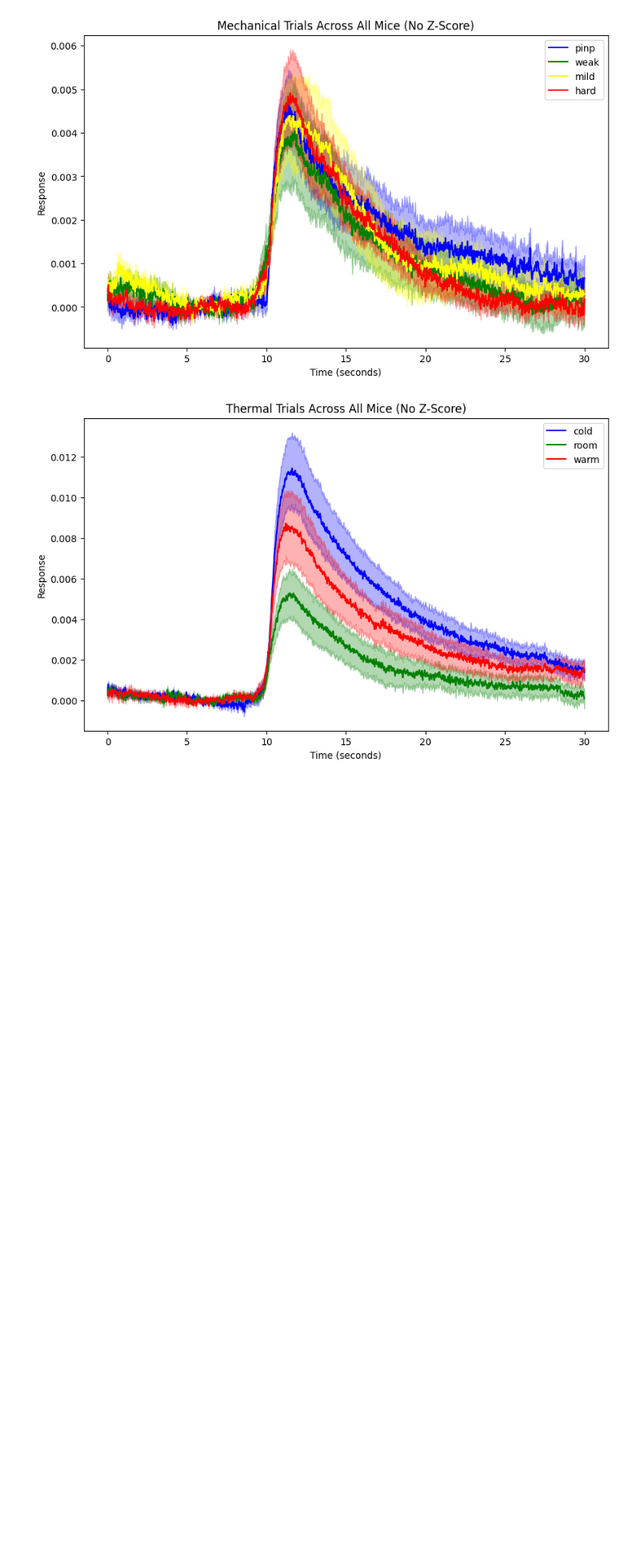
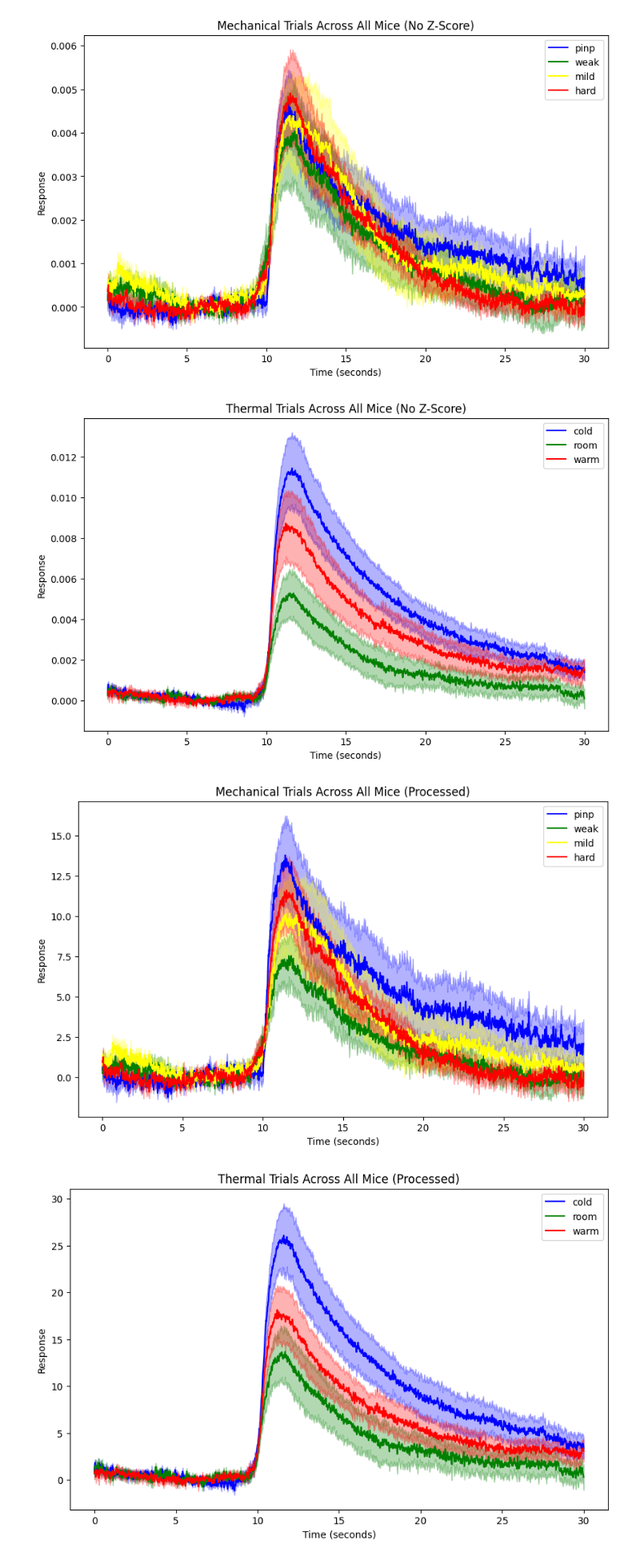
Before and after one commit to MagM00/nevian_lab, a Jupyter notebook: sensory_stim_analysis/sens_FP_analysis-grada.ipynb, the cells around one changed output. Shown: that part at 80% size. Drawn from its saved outputs; the diff is of its cells as text; code cells hidden in the pictures; blank space fills up the shorter version.

Commit message:
Z score added

```diff
--- a/sensory_stim_analysis/sens_FP_analysis-grada.ipynb
+++ b/sensory_stim_analysis/sens_FP_analysis-grada.ipynb
@@ -74,3 +74,68 @@ plot_trials_with_colors(thermal_avg_sem_no_zscore, "Thermal Trials Across All Mi
 # %% [output]
 [figure]
 [figure]
+# %%
+import os
+import numpy as np
+import matplotlib.pyplot as plt
+from scipy.stats import sem
+
+# Path to the uploaded zip file
+extract_folder_path = 'E:/sensory_stim/grabda/control/'  # Change this to your desired extraction path
+
+# Loading the data from .npy files
+all_data = {animal: np.load(os.path.join(extract_folder_path, animal), allow_pickle=True)
+            for animal in os.listdir(extract_folder_path) if animal.endswith('.npy')}
+
+# Defining trial types
+mechanical_trials = ['average_trace_pinp', 'average_trace_weak', 'average_trace_mild', 'average_trace_hard']
+thermal_trials = ['average_trace_cold', 'average_trace_room', 'average_trace_warm']
+
+# Function to apply z-score normalization and zero out a specific period
+def zscore_and_zero_period(data, baseline_start, baseline_end, zero_start, zero_end, sampling_rate):
+    # Applying z-score normalization with baseline
+    baseline_indices = (np.arange(baseline_start, baseline_end, 1/sampling_rate) * sampling_rate).astype(int)
+    baseline_mean = np.mean(data[baseline_indices])
+    baseline_std = np.std(data[baseline_indices])
+    normalized_data = (data - baseline_mean) / baseline_std
+
+    # Zeroing out the specific period
+    zero_indices = (np.arange(zero_start, zero_end, 1/sampling_rate) * sampling_rate).astype(int)
+    zero_mean = np.mean(normalized_data[zero_indices])
+    return normalized_data - zero_mean
+
+# Function to extract, normalize, and zero out trials for each animal
+def extract_normalize_zero_trials_per_animal(animal_data, trial_types, baseline_start, baseline_end, zero_start, zero_end, sampling_rate):
+    trials = {}
+    for animal, data in animal_data.items():
+        animal_trials = {}
+        for trial in trial_types:
+            if isinstance(data.item(), dict) and trial in data.item():
+                processed_data = zscore_and_zero_period(data.item()[trial], baseline_start, baseline_end, zero_start, zero_end, sampling_rate)
+                animal_trials[trial] = processed_data
+        trials[animal] = animal_trials
+    return trials
+
+# Extracting, normalizing, and zeroing out trials for each animal
+baseline_start_sec = 0  # Starting point of the baseline in seconds
+baseline_end_sec = 10   # Ending point of the baseline in seconds
+zero_start_sec = 5     # Starting point of zeroing out period in seconds
+zero_end_sec = 7       # Ending point of zeroing out period in seconds
+
+mechanical_data_processed = extract_normalize_zero_trials_per_animal(all_data, mechanical_trials,
+                                                                     baseline_start_sec, baseline_end_sec,
+                                                                     zero_start_sec, zero_end_sec, 130)
+thermal_data_processed = extract_normalize_zero_trials_per_animal(all_data, thermal_trials,
+                                                                  baseline_start_sec, baseline_end_sec,
+                                                                  zero_start_sec, zero_end_sec, 130)
+
+# Calculating average and SEM for mechanical and thermal trials with processed data
+mechanical_avg_sem_processed = calculate_avg_sem_across_animals(mechanical_data_processed, mechanical_trials)
+thermal_avg_sem_processed = calculate_avg_sem_across_animals(thermal_data_processed, thermal_trials)
+
+# Plotting the trials with processed data
+plot_trials_with_colors(mechanical_avg_sem_processed, "Mechanical Trials Across All Mice (Processed)", 130, color_codes)
+plot_trials_with_colors(thermal_avg_sem_processed, "Thermal Trials Across All Mice (Processed)", 130, color_codes)
+# %% [output]
+[figure, added]
+[figure, added]
```
